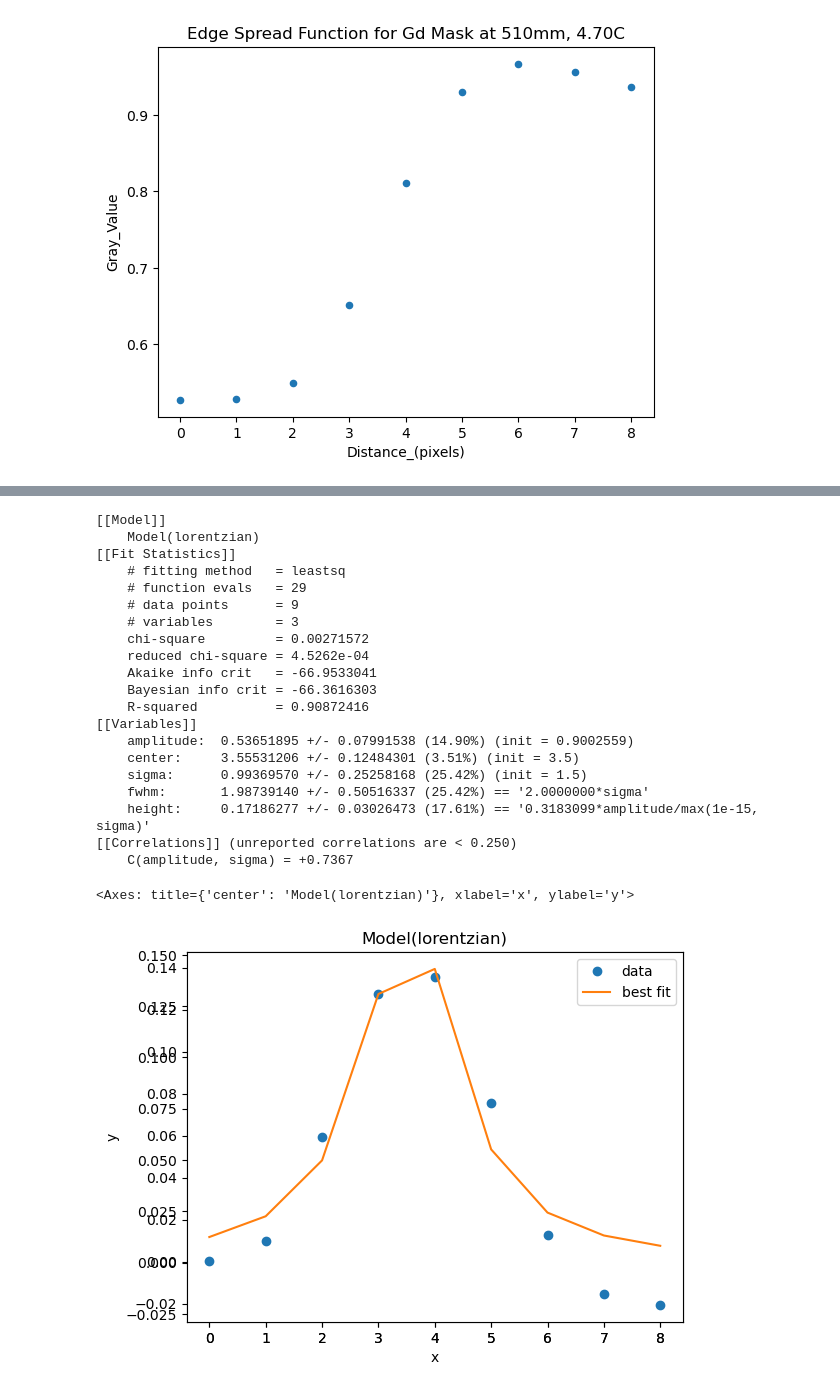
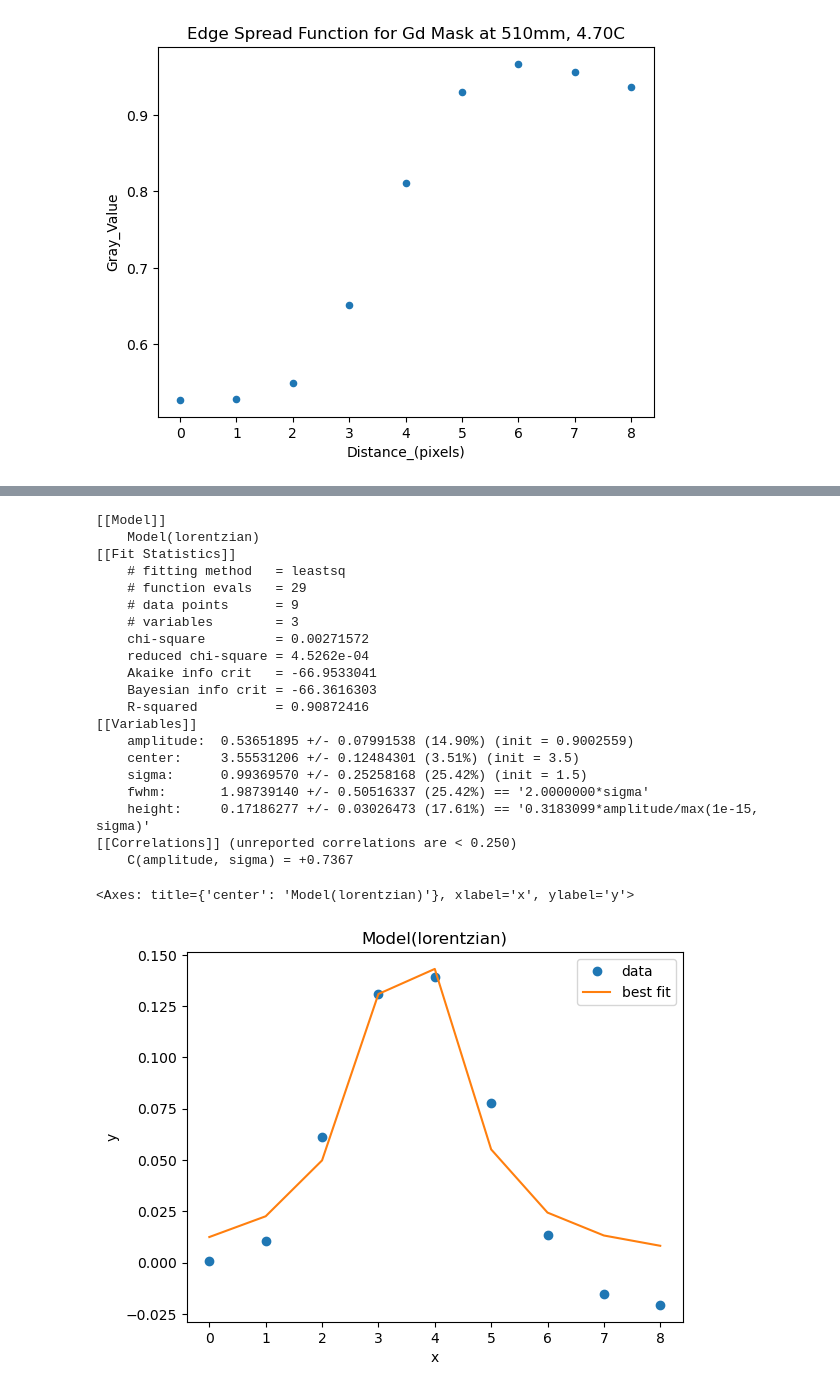
Before and after one commit to ornlneutronimaging/MCP_Sensor_Resolution, a Jupyter notebook: Normalization_Resolution_function_MCP_sensor.ipynb, the cells around one changed output, grey strips where cells are left out. Drawn from its saved outputs; the diff is of its cells as text; code cells hidden in the pictures.

```diff
--- a/Normalization_Resolution_function_MCP_sensor.ipynb
+++ b/Normalization_Resolution_function_MCP_sensor.ipynb
@@ -102,35 +102,34 @@ from numpy import loadtxt
 from lmfit.models import LorentzianModel
 y = dydxdf
 x = np.arange(len(y))
 mod = LorentzianModel()
 pars = mod.guess(y, x=x)
 outL = mod.fit(y,pars, x=x)
 print (outL.fit_report(min_correl=.25))
-plt.plot(dydxdf)
 outL.plot_fit()
 # %% [output]
 [[Model]]
     Model(lorentzian)
 [[Fit Statistics]]
     # fitting method   = leastsq
     # function evals   = 29
     # data points      = 9
     # variables        = 3
     chi-square         = 0.00271572
     reduced chi-square = 4.5262e-04
     Akaike info crit   = -66.9533041
     Bayesian info crit = -66.3616303
     R-squared          = 0.90872416
 [[Variables]]
     amplitude:  0.53651895 +/- 0.07991538 (14.90%) (init = 0.9002559)
     center:     3.55531206 +/- 0.12484301 (3.51%) (init = 3.5)
     sigma:      0.99369570 +/- 0.25258168 (25.42%) (init = 1.5)
     fwhm:       1.98739140 +/- 0.50516337 (25.42%) == '2.0000000*sigma'
     height:     0.17186277 +/- 0.03026473 (17.61%) == '0.3183099*amplitude/max(1e-15, sigma)'
 [[Correlations]] (unreported correlations are < 0.250)
     C(amplitude, sigma) = +0.7367
 <Axes: title={'center': 'Model(lorentzian)'}, xlabel='x', ylabel='y'>
-[figure, old version]
+[figure, new version]
 # %%
 #Voigt fit model
 from numpy import loadtxt
```
Also changed, not shown: parts of 6 cells of this notebook.
